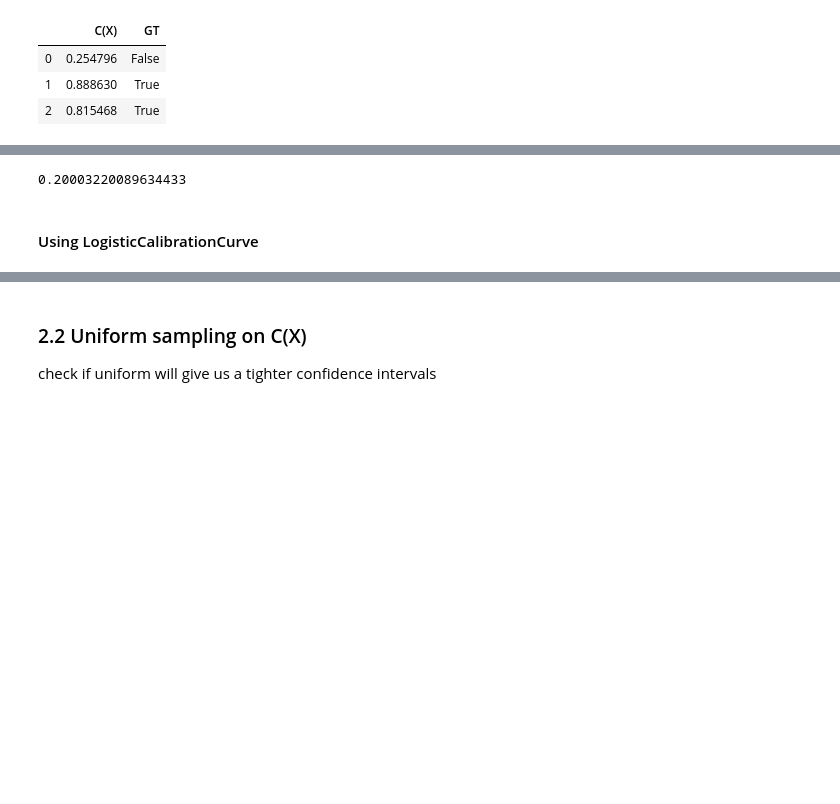
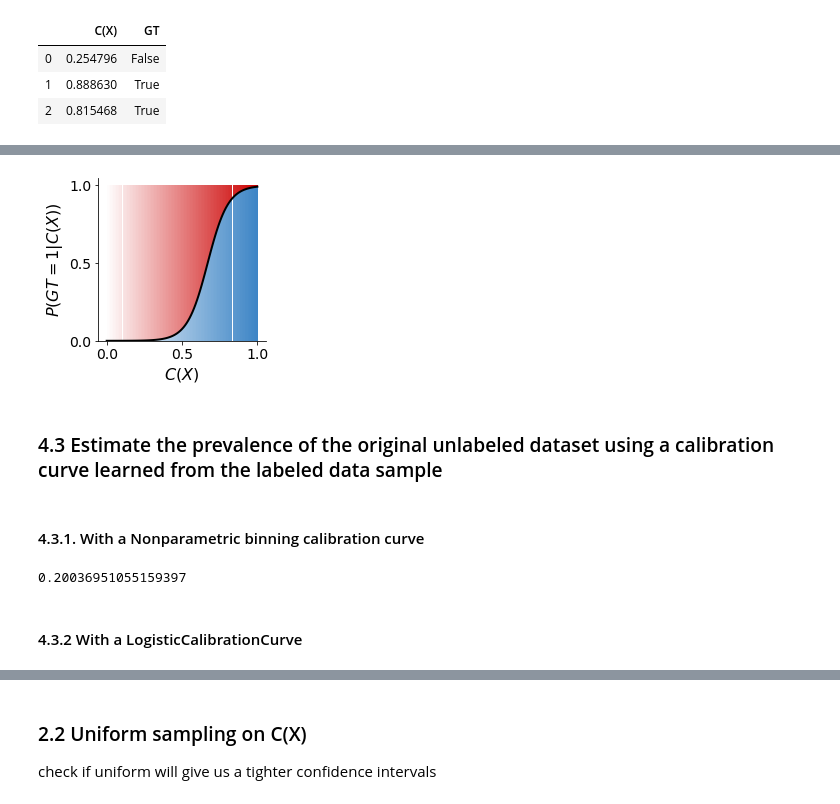
Before and after one commit to avalanchesiqi/pyquantifier, a Jupyter notebook: Sec2-Labeled-Sample-To-Calibration .ipynb, the cells around one changed output, grey strips where cells are left out. Drawn from its saved outputs; the diff is of its cells as text; code cells hidden in the pictures; blank space fills up the shorter version.

```diff
--- a/Sec2-Labeled-Sample-To-Calibration .ipynb
+++ b/Sec2-Labeled-Sample-To-Calibration .ipynb
@@ -111,16 +157,27 @@ base_dh.generate_all_distribution_plots(df=random_sample_df, num_bin=10)
+# %%
+sample_calibration_curve = LogisticCalibrationCurve()
+sample_calibration_curve.fit(random_sample_df)
+# %%
+sample_calibration_curve.plot()
+# %% [output]
+[figure, added]
+# %% [markdown]
+### 4.3 Estimate the prevalence of the original unlabeled dataset using a calibration curve learned from the labeled data sample
+# %% [markdown]
+#### 4.3.1. With a Nonparametric binning calibration curve
 # %%
 pe_estimator = ProbabilityEstimator()
 
-sample_calibration_curve = NPBinningCalibrationCurve(random_sample_df, num_bin=50)
+sample_calibration_curve = NPBinningCalibrationCurve(random_sample_df, num_bin=10)
 pe_estimator.set_calibration_curve(sample_calibration_curve)
 
 input_cx_array = base_dh.observed_df['C(X)'].values
 
 pe_estimator.estimate(input_cx_array)
 # %% [output]
-0.20003220089634433
+0.20036951055159397
-# %% [markdown]
-#### Using LogisticCalibrationCurve
+# %% [markdown]
+#### 4.3.2 With a LogisticCalibrationCurve
 # %%
 pe_estimator = ProbabilityEstimator()
 
```
Also changed, not shown: parts of 94 cells of this notebook, 21 other files.
